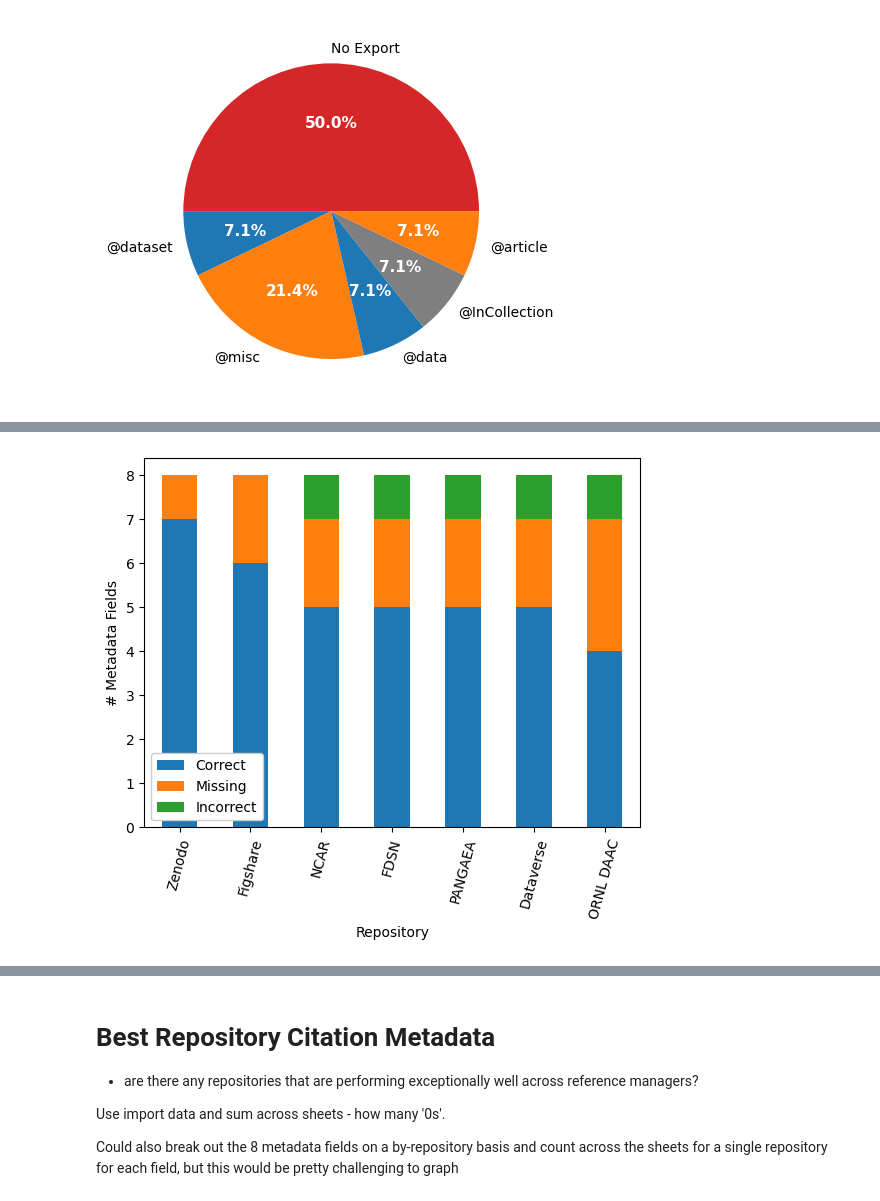
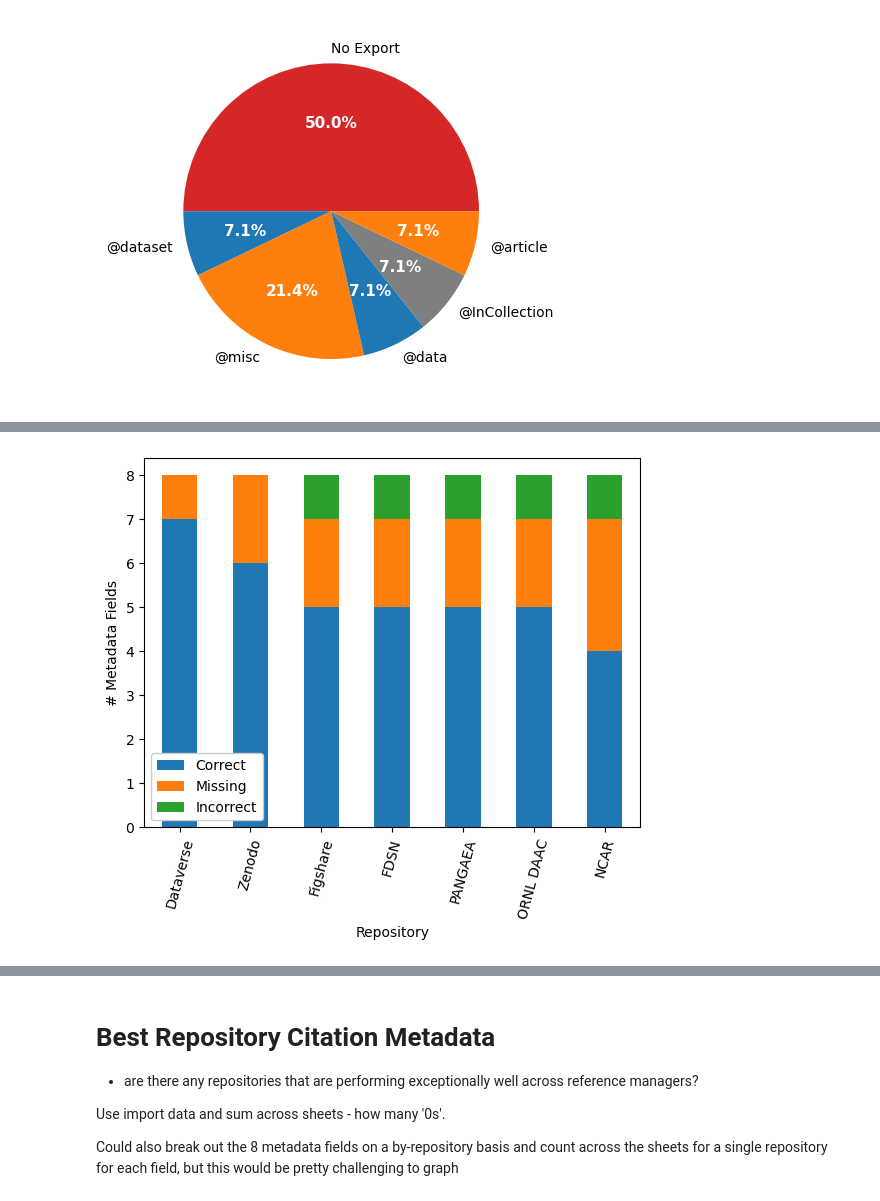
Before and after one commit to kvrouwenvelder/reference-manager-analysis, a Jupyter notebook: reference-manager-citations-ESIP.ipynb, the cells around one changed output, grey strips where cells are left out. Cells and saved outputs as stored; diff of their text form; code cells hidden in the pictures.

Commit message:
added horiz bar graph for correct fields across all repositories and fixed error in repo labeling in bibtex chart

```diff
--- a/reference-manager-citations-ESIP.ipynb
+++ b/reference-manager-citations-ESIP.ipynb
@@ -309,12 +369,20 @@ plt.show()
 # %%
 # Count the correct , incorrect, missing fields - Import Only
 count_fields(bibtex, im_cols,'im')
 
+
+# Sort fields
+bibtex_sort = bibtex.loc[bibtex['export-exists']==0.0].sort_values(by=['count_correct_im'],ascending = False)
 # Filter by only repos offering bibtex export, sort, Graph
-ax2 = bibtex.loc[bibtex['export-exists']==0.0].sort_values(by=['count_correct_im'],ascending = False).plot.bar(x = 'Repository', y = ['count_correct_im','count_missing_im','count_incorrect_im'], stacked = True, label = ['Correct', 'Missing','Incorrect'])
+ax2 = bibtex_sort.plot.bar(x = 'Repository', y = ['count_correct_im','count_missing_im','count_incorrect_im'],
+                           stacked = True,
+                           label = ['Correct', 'Missing','Incorrect'],
+                          color = ['tab:blue'])
 plt.ylabel('# Metadata Fields')
+
+# Get x labels
 ax2.legend(loc = 'lower left',framealpha=1)
-ax2.set_xticks(np.arange(7), labels = bibtex['Repository'].loc[bibtex['export-exists']==0],rotation=75)
+ax2.set_xticks(np.arange(7), labels = bibtex_sort['Repository'],rotation=75)
 plt.show()
 # %% [output]
-[figure, old version]
+[figure, new version]
```
Also changed, not shown: parts of 6 cells of this notebook.
